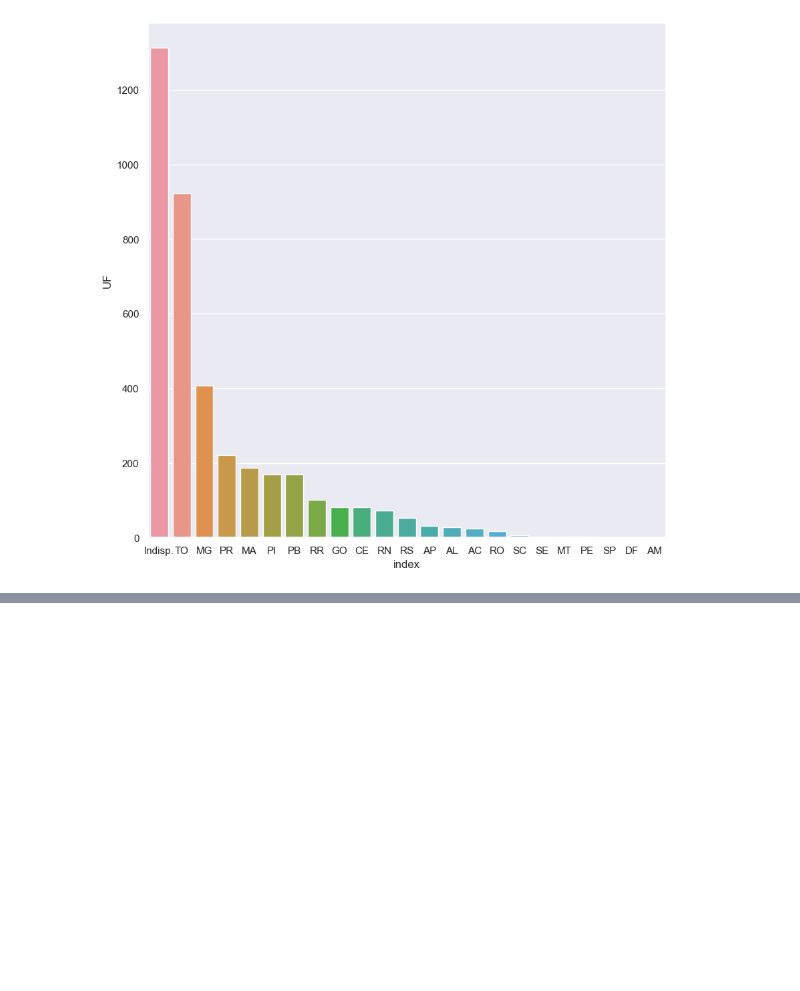
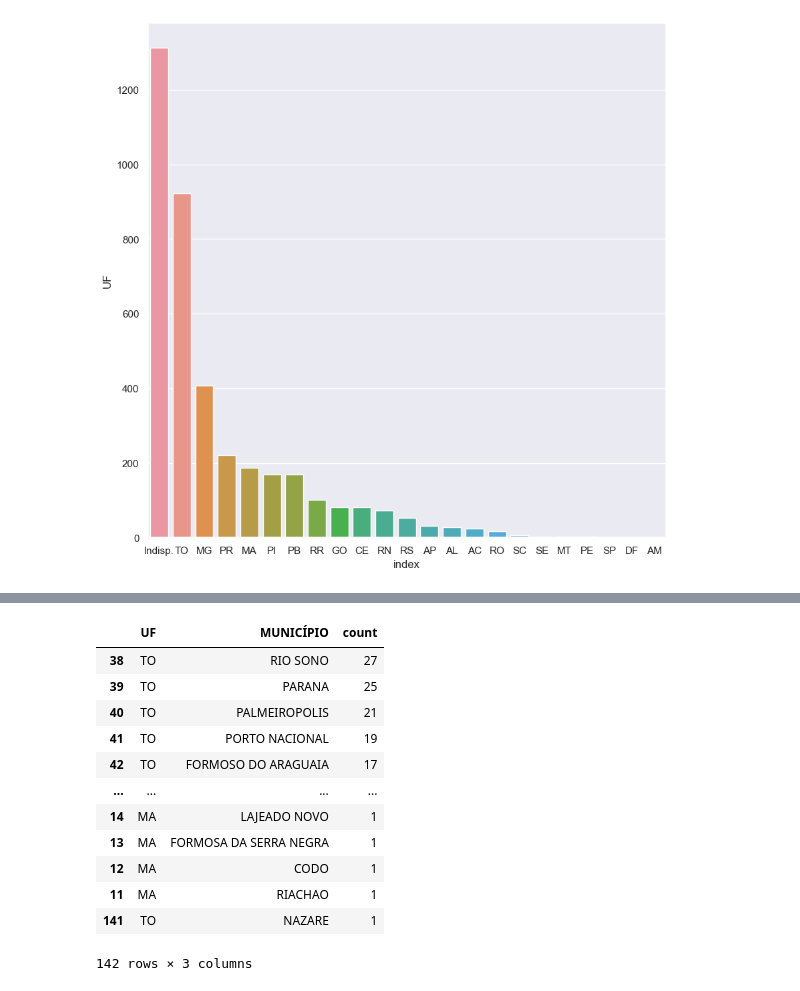
Before and after one commit to EduMinsky/AnaliseTelesPires, a Jupyter notebook: Projeto LIF - EDA.ipynb, the cells around one changed output, grey strips where cells are left out. Saved outputs shown, nothing was run; the diff lists cells and outputs as text; code cells hidden in the pictures; blank space fills up the shorter version.

```diff
--- a/Projeto LIF - EDA.ipynb
+++ b/Projeto LIF - EDA.ipynb
@@ -254,0 +361,16 @@ matopiba.asd.plot.box()
+# %%
+matopiba.groupby('UF',as_index=False)['MUNICÍPIO'].value_counts().sort_values(by = 'count', ascending = False)
+# %% [output]
+|  | UF | MUNICÍPIO | count |
+| 38 | TO | RIO SONO | 27 |
+| 39 | TO | PARANA | 25 |
+| 40 | TO | PALMEIROPOLIS | 21 |
+| 41 | TO | PORTO NACIONAL | 19 |
+| 42 | TO | FORMOSO DO ARAGUAIA | 17 |
+| ... | ... | ... | ... |
+| 14 | MA | LAJEADO NOVO | 1 |
+| 13 | MA | FORMOSA DA SERRA NEGRA | 1 |
+| 12 | MA | CODO | 1 |
+| 11 | MA | RIACHAO | 1 |
+| 141 | TO | NAZARE | 1 |
+142 rows × 3 columns
```
Also changed, not shown: parts of 25 cells of this notebook.
